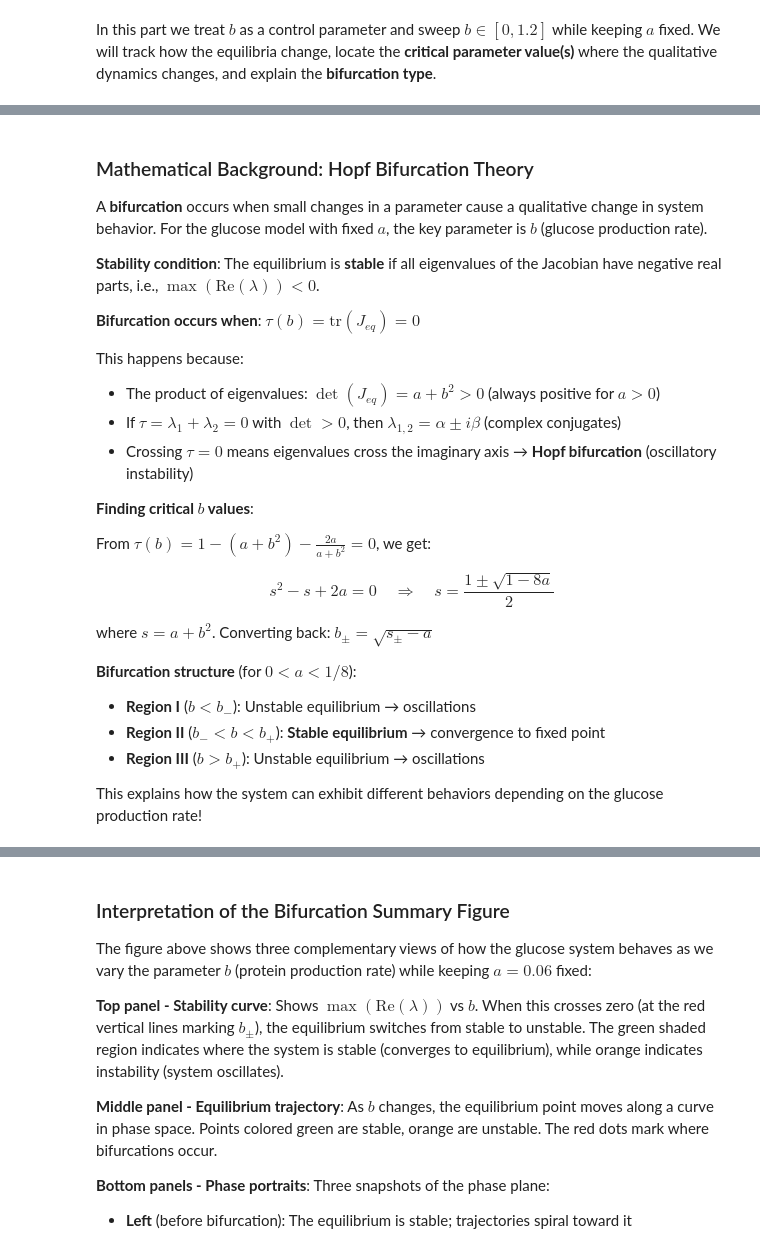
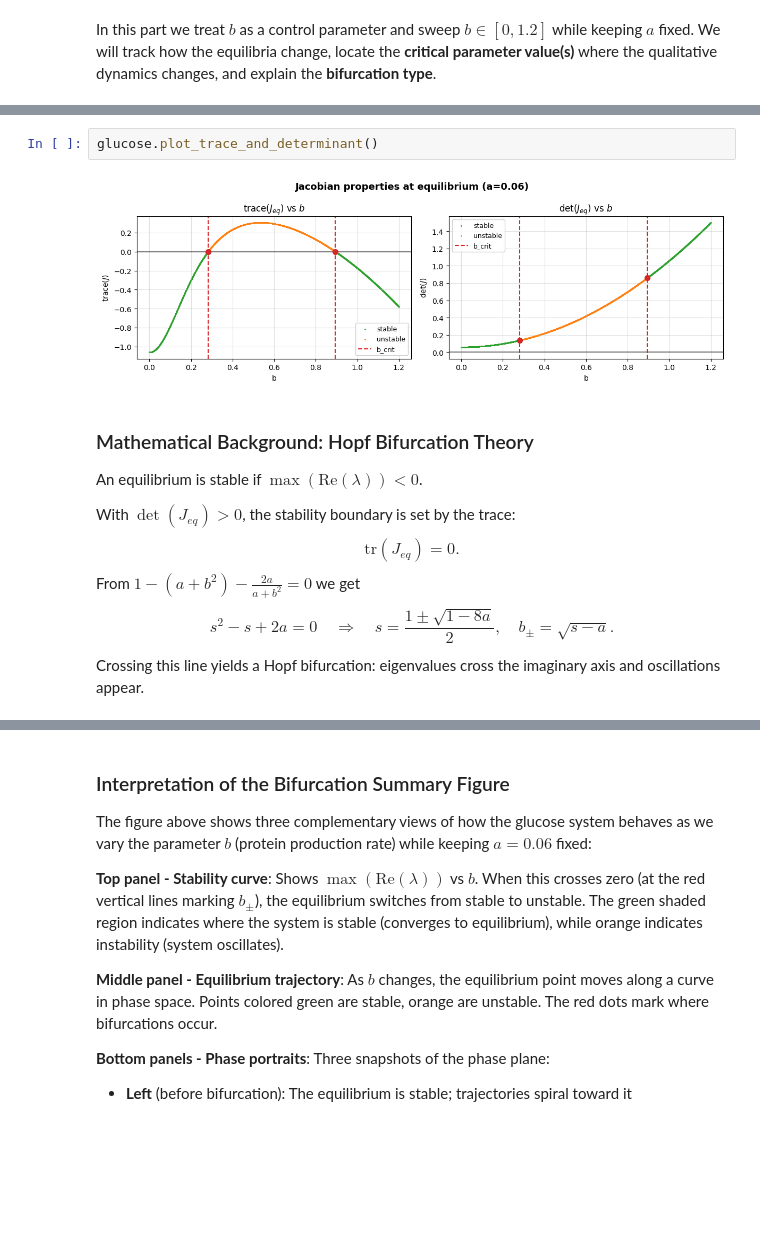
Before and after one commit to trcools/2e-bachelor-Fysica, a Jupyter notebook: Biophysics/Examen/Exam-part-1/finals-part-1.ipynb, the cells around one changed output, grey strips where cells are left out. Saved outputs shown, nothing was run; the diff lists cells and outputs as text; blank space fills up the shorter version.

```diff
--- a/Biophysics/Examen/Exam-part-1/finals-part-1.ipynb
+++ b/Biophysics/Examen/Exam-part-1/finals-part-1.ipynb
@@ -171,31 +177,21 @@ glucose.plot_equilibrium_vs_b(a=0.06)
+# %%
+glucose.plot_trace_and_determinant()
+# %% [output]
+[figure, added]
 # %% [markdown]
 ### Mathematical Background: Hopf Bifurcation Theory
 
-A **bifurcation** occurs when small changes in a parameter cause a qualitative change in system behavior. For the glucose model with fixed $a$, the key parameter is $b$ (glucose production rate).
+An equilibrium is stable if $\max(\mathrm{Re}(\lambda))<0$.
 
-**Stability condition**: The equilibrium is **stable** if all eigenvalues of the Jacobian have negative real parts, i.e., $\max(\text{Re}(\lambda)) < 0$.
-
-**Bifurcation occurs when**: $\tau(b) = \mathrm{tr}(J_{eq}) = 0$
-
-This happens because:
-- The product of eigenvalues: $\det(J_{eq}) = a + b^2 > 0$ (always positive for $a > 0$)
-- If $\tau = \lambda_1 + \lambda_2 = 0$ with $\det > 0$, then $\lambda_{1,2} = \alpha \pm i\beta$ (complex conjugates)
-- Crossing $\tau = 0$ means eigenvalues cross the imaginary axis → **Hopf bifurcation** (oscillatory instability)
-
-**Finding critical $b$ values**:
-
-From $\tau(b) = 1 - (a+b^2) - \frac{2a}{a+b^2} = 0$, we get:
-
-$$s^2 - s + 2a = 0 \quad \Rightarrow \quad s = \frac{1 \pm \sqrt{1-8a}}{2}$$
-
-where $s = a + b^2$. Converting back: $b_{\pm} = \sqrt{s_{\pm} - a}$
-
-**Bifurcation structure** (for $0 < a < 1/8$):
-- **Region I** ($b < b_-$): Unstable equilibrium → oscillations
-- **Region II** ($b_- < b < b_+$): **Stable equilibrium** → convergence to fixed point
-- **Region III** ($b > b_+$): Unstable equilibrium → oscillations
-
-This explains how the system can exhibit different behaviors depending on the glucose production rate!
+With $\det(J_{eq})>0$, the stability boundary is set by the trace:
+$$
+\mathrm{tr}(J_{eq})=0.
+$$
+From $1-(a+b^2)-\frac{2a}{a+b^2}=0$ we get
+$$
+s^2 - s + 2a = 0 \quad \Rightarrow \quad s = \frac{1 \pm \sqrt{1-8a}}{2}, \quad b_{\pm} = \sqrt{s - a}.
+$$
+Crossing this line yields a Hopf bifurcation: eigenvalues cross the imaginary axis and oscillations appear.
 # %%
 glucose.plot_bifurcation_summary_figures(a=0.06, b_range=(0.0, 1.2))
 # %% [output]
```
Also changed, not shown: parts of 15 cells of this notebook, 1 other file.
